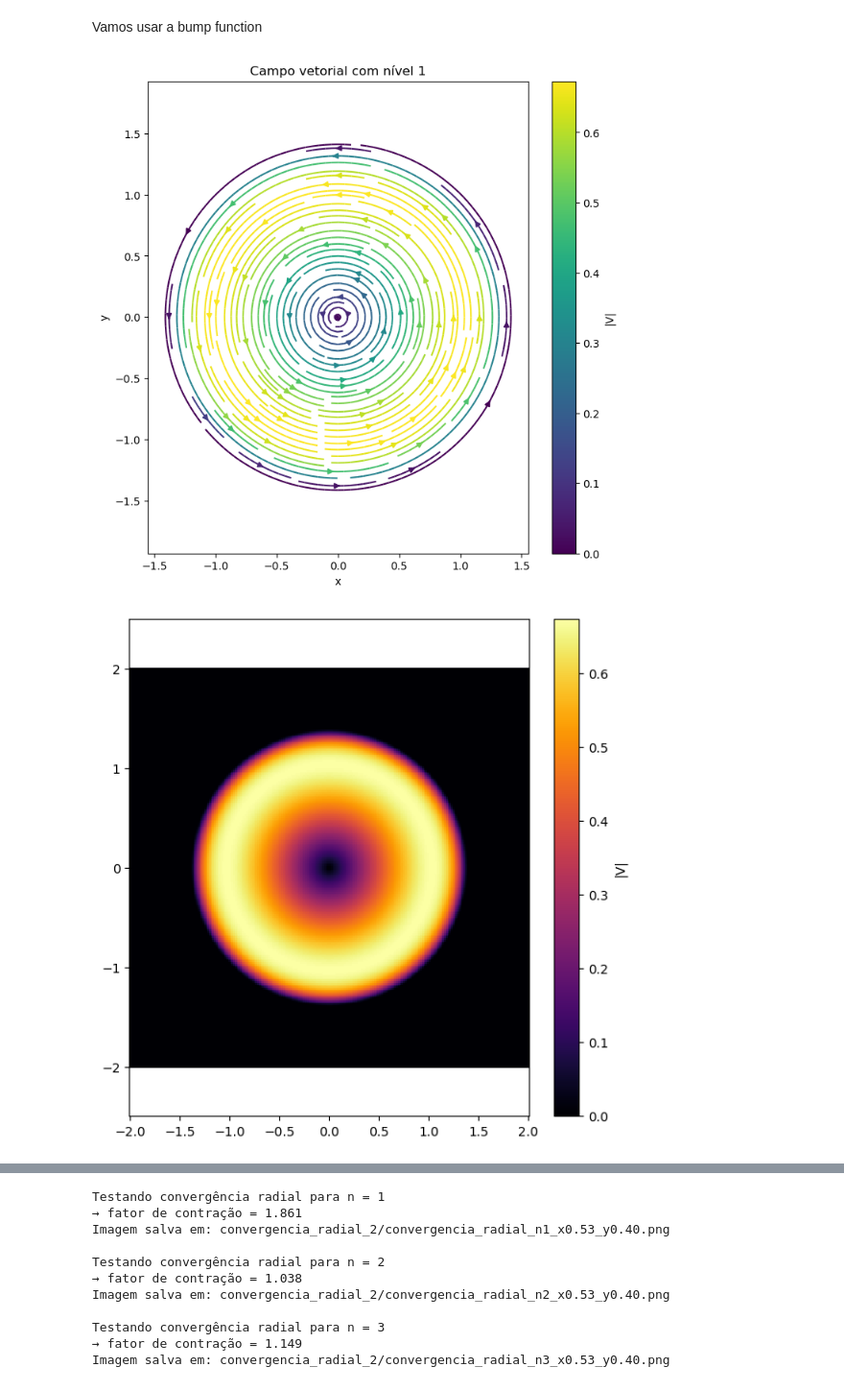
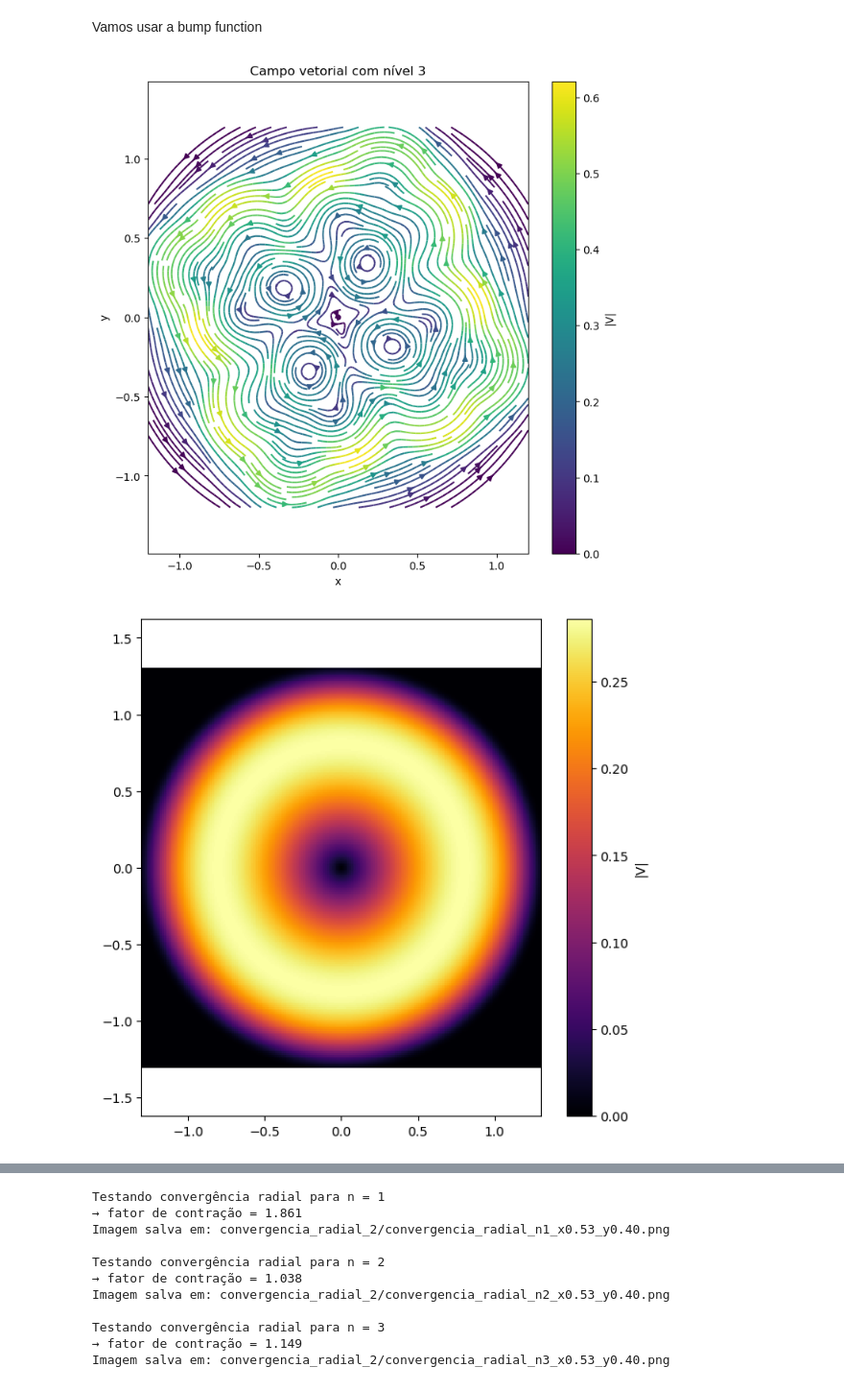
Before and after one commit to C4rl-LP/Turbulence-, a Jupyter notebook: Carlos/Estabilidade_do_campo.ipynb, the cells around one changed output, grey strips where cells are left out. Shown at 96% size. Saved outputs shown, nothing was run; the diff lists cells and outputs as text; code cells hidden in the pictures.

```diff
--- a/Carlos/Estabilidade_do_campo.ipynb
+++ b/Carlos/Estabilidade_do_campo.ipynb
@@ -761,7 +761,7 @@ def campo_2(x, y, t, n, index):
     if np.any(mask):
         poten[mask] = (
             2*np.pi
-            * np.exp(0.7 / ((r2[mask] / R2) - 1))
+            * np.exp(0.8 / ((r2[mask] / R2) - 1))
             / T(n)
         )
     vx[mask] = -dy[mask] * poten[mask]
@@ -832,7 +832,7 @@ def campo_total_super(x, y, t, n_max=3):
                 continue
 
             expo = np.zeros_like(r2)
-            expo[mask] = np.exp(.2 / ((r2[mask] / (Rn*Rn)) - 1))
+            expo[mask] = np.exp(.7 / ((r2[mask] / (Rn*Rn)) - 1))
 
             pot = (2*np.pi / Tn) * expo
 
@@ -874,6 +874,39 @@ def simular_particulas_2(N, N_fields, dimensao_quadrado, r0, dt=0.01, t_max=1):
 
     t, r = solve_RK4(funcao, particle_t0, 0.0, dt, t_max)
     return t, r
+
+def simular_particulas_2_static(N, N_fields, dimensao_quadrado, r0, dt=0.01, t_max=1):
+    """
+    Simula N partículas em um pequeno quadrado
+    ao redor da posição inicial r0.
+    """
+
+    def funcao(t, r):
+        x = r[:, 0]
+        y = r[:, 1]
+        Vx, Vy = campo_total_2(x, y, 0, N_fields)
+        return np.column_stack((Vx, Vy))
+
+    L = dimensao_quadrado
+
+    # Distribuição inicial uniforme em um círculo de raio L/2
+    R0 = L / 2
+
+    theta = np.random.uniform(0, 2*np.pi, size=N-1)
+    u = np.random.uniform(0, 1, size=N-1)
+
+    r = R0 * np.sqrt(u)
+
+    dx = r * np.cos(theta)
+    dy = r * np.sin(theta)
+
+    particle_t0 = r0 + np.column_stack((dx, dy))
+
+    # adiciona a partícula central exatamente em r0
+    particle_t0 = np.vstack((r0,particle_t0))
+
+    t, r = solve_RK4(funcao, particle_t0, 0.0, dt, t_max)
+    return t, r
 # %%
 
 def plot_campo(t=0.0, N_fields=3, L=5, resolucao=200):
@@ -902,31 +935,31 @@ def plot_campo(t=0.0, N_fields=3, L=5, resolucao=200):
     plt.show()
 
 # Chamada
-plot_campo(t=0.0, N_fields=1, L=2, resolucao=150)
+plot_campo(t=0.25, N_fields=3, L=1.2, resolucao=150)
 # %% [output]
-[figure, old version]
+[figure, new version]
 # %%
 
 
 
 def mapa_intensidade(t=0.0, N_fields=3, L=1, resolucao=250):
 
     x = np.linspace(-L, L, resolucao)
     y = np.linspace(-L, L, resolucao)
 
     Vx, Vy = campo_total_super(x, y, t, N_fields)
 
     X, Y = np.meshgrid(x, y)
     V = np.sqrt(Vx**2 + Vy**2)
 
     plt.figure(figsize=(7,7))
     plt.pcolormesh(X, Y, V, shading='auto', cmap='inferno')
     plt.colorbar(label='|V|')
     plt.axis('equal')
     plt.show()
 # Chamada
-mapa_intensidade(t=0.0, N_fields=1, L=2, resolucao=250)
+mapa_intensidade(t=0.0, N_fields=1, L=1.3, resolucao=250)
 # %% [output]
-[figure, old version]
+[figure, new version]
 # %%
 def mapa_vorticidade_analitica(t=0.0, N_fields=3, L=1, resolucao=250):
```
Also changed, not shown: parts of 3 cells of this notebook, 54 other files.
